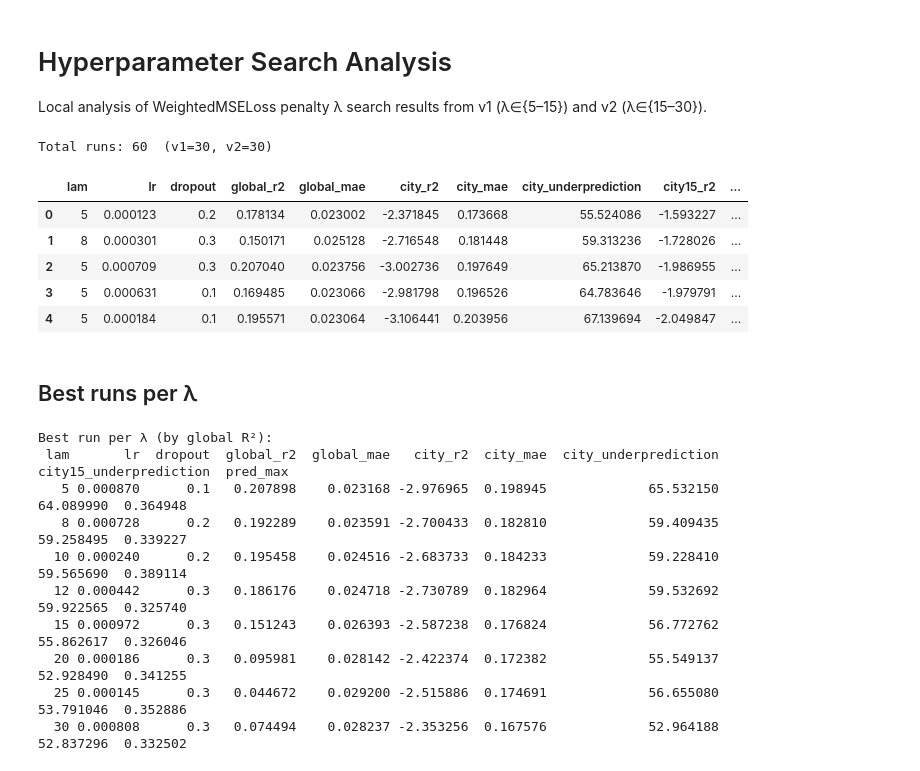
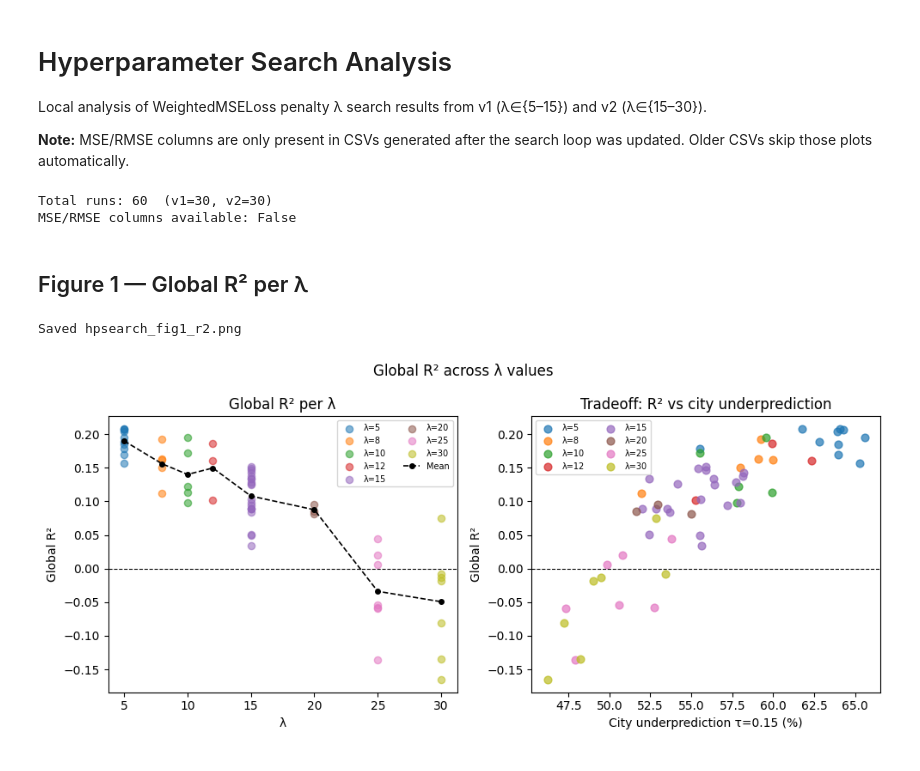
Before and after one commit to Messanella/Thesis_code, a Jupyter notebook: analyze_hyperparameter_search.ipynb, the cells around one changed output. Cells and saved outputs as stored; diff of their text form; code cells hidden in the pictures.

Commit message:
Update
Adjusted hyperparameter search code, new file for stratified sampling with best parameter sweep resutlts

```diff
--- a/analyze_hyperparameter_search.ipynb
+++ b/analyze_hyperparameter_search.ipynb
@@ -1,6 +1,8 @@
 # %% [markdown]
 # Hyperparameter Search Analysis
 Local analysis of WeightedMSELoss penalty λ search results from v1 (λ∈{5–15}) and v2 (λ∈{15–30}).
+
+**Note:** MSE/RMSE columns are only present in CSVs generated after the search loop was updated. Older CSVs skip those plots automatically.
 # %%
 import pandas as pd
 import numpy as np
@@ -9,44 +11,58 @@ import matplotlib.cm as cm
 import warnings
 warnings.filterwarnings('ignore')
 
-# Load both search CSVs
 df1 = pd.read_csv('hyperparameter_search_results.csv').dropna(subset=['lam'])
 df2 = pd.read_csv('hyperparameter_search_results_v2.csv').dropna(subset=['lam'])
-
 df1['search'] = 'v1 (λ=5–15)'
 df2['search'] = 'v2 (λ=15–30)'
 
 df = pd.concat([df1, df2], ignore_index=True)
 df['lam'] = df['lam'].astype(int)
 
+HAS_MSE = 'global_mse' in df.columns
 print(f'Total runs: {len(df)}  (v1={len(df1)}, v2={len(df2)})')
-df.head()
+print(f'MSE/RMSE columns available: {HAS_MSE}')
+
+lam_vals = sorted(df['lam'].unique())
+colors   = cm.tab10(np.linspace(0, 0.8, len(lam_vals)))
+cmap     = {lam: c for lam, c in zip(lam_vals, colors)}
 # %% [output]
 Total runs: 60  (v1=30, v2=30)
+MSE/RMSE columns available: False
-|  | lam | lr | dropout | global_r2 | global_mae | city_r2 | city_mae | city_underprediction | city15_r2 | ... |
-| 0 | 5 | 0.000123 | 0.2 | 0.178134 | 0.023002 | -2.371845 | 0.173668 | 55.524086 | -1.593227 | ... |
-| 1 | 8 | 0.000301 | 0.3 | 0.150171 | 0.025128 | -2.716548 | 0.181448 | 59.313236 | -1.728026 | ... |
-| 2 | 5 | 0.000709 | 0.3 | 0.207040 | 0.023756 | -3.002736 | 0.197649 | 65.213870 | -1.986955 | ... |
-| 3 | 5 | 0.000631 | 0.1 | 0.169485 | 0.023066 | -2.981798 | 0.196526 | 64.783646 | -1.979791 | ... |
-| 4 | 5 | 0.000184 | 0.1 | 0.195571 | 0.023064 | -3.106441 | 0.203956 | 67.139694 | -2.049847 | ... |
 # %% [markdown]
-## Best runs per λ
+## Figure 1 — Global R² per λ
 # %%
-# Best run per lambda (highest global_r2)
-best_per_lam = df.loc[df.groupby('lam')['global_r2'].idxmax()].sort_values('lam')
+fig, axes = plt.subplots(1, 2, figsize=(10, 4.5))
+fig.suptitle('Global R² across λ values', fontsize=12)
 
-print('Best run per λ (by global R²):')
-print(best_per_lam[['lam','lr','dropout','global_r2','global_mae',
-                     'city_r2','city_mae','city_underprediction',
-                     'city15_underprediction','pred_max']].to_string(index=False))
+# Left: R² scatter per λ
+ax = axes[0]
+for lam in lam_vals:
+    sub = df[df['lam'] == lam]
+    ax.scatter([lam]*len(sub), sub['global_r2'], alpha=0.55, color=cmap[lam], s=35, label=f'λ={lam}')
+mean_r2 = df.groupby('lam')['global_r2'].mean()
+ax.plot(mean_r2.index, mean_r2.values, 'k--o', lw=1.2, ms=4, label='Mean')
+ax.axhline(0, color='k', lw=0.8, ls='--')
+ax.set_xlabel('λ'); ax.set_ylabel('Global R²')
+ax.set_title('Global R² per λ')
+ax.legend(fontsize=7, ncol=2)
+
+# Right: R² vs city underprediction tradeoff
+ax = axes[1]
+for lam in lam_vals:
+    sub = df[df['lam'] == lam]
+    ax.scatter(sub['city15_underprediction'], sub['global_r2'],
+               alpha=0.7, color=cmap[lam], s=40, label=f'λ={lam}')
+ax.axhline(0, color='k', lw=0.8, ls='--')
+ax.set_xlabel('City underprediction τ=0.15 (%)')
+ax.set_ylabel('Global R²')
+ax.set_title('Tradeoff: R² vs city underprediction')
+ax.legend(fontsize=7, ncol=2)
+
+plt.tight_layout()
+plt.savefig('hpsearch_fig1_r2.png', dpi=150, bbox_inches='tight')
+print('Saved hpsearch_fig1_r2.png')
+plt.show()
 # %% [output]
-Best run per λ (by global R²):
- lam       lr  dropout  global_r2  global_mae   city_r2  city_mae  city_underprediction  city15_underprediction  pred_max
-   5 0.000870      0.1   0.207898    0.023168 -2.976965  0.198945             65.532150               64.089990  0.364948
-   8 0.000728      0.2   0.192289    0.023591 -2.700433  0.182810             59.409435               59.258495  0.339227
-  10 0.000240      0.2   0.195458    0.024516 -2.683733  0.184233             59.228410               59.565690  0.389114
-  12 0.000442      0.3   0.186176    0.024718 -2.730789  0.182964             59.532692               59.922565  0.325740
-  15 0.000972      0.3   0.151243    0.026393 -2.587238  0.176824             56.772762               55.862617  0.326046
-  20 0.000186      0.3   0.095981    0.028142 -2.422374  0.172382             55.549137               52.928490  0.341255
-  25 0.000145      0.3   0.044672    0.029200 -2.515886  0.174691             56.655080               53.791046  0.352886
-  30 0.000808      0.3   0.074494    0.028237 -2.353256  0.167576             52.964188               52.837296  0.332502
+Saved hpsearch_fig1_r2.png
+[figure, added]
```
Also changed, not shown: parts of 20 cells of this notebook, 2 other files.
